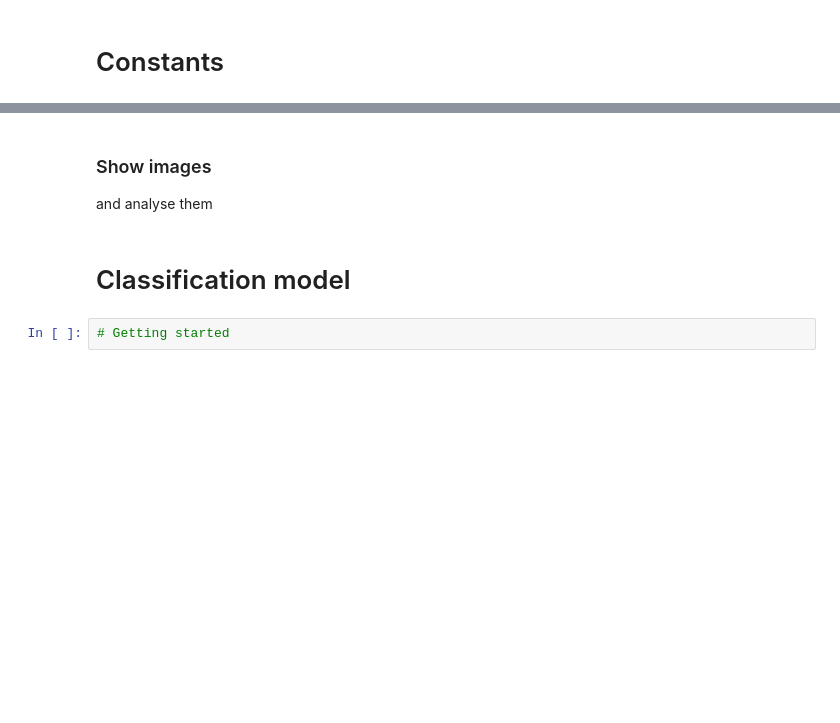
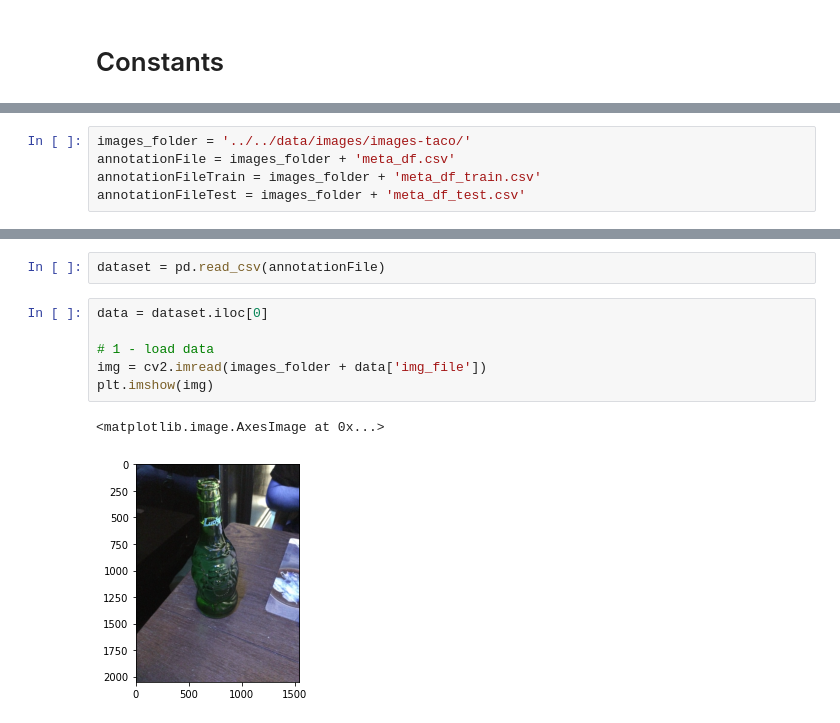
Before and after one commit to SylvJalb/surfnet, a Jupyter notebook: src/classifier/Plastic_Classifier.ipynb, the cells around one changed output, grey strips where cells are left out. Saved outputs shown, nothing was run; the diff lists cells and outputs as text; blank space fills up the shorter version.

Commit message:
end of plastic detection dev tests
Co-authored-by: Arthur Molia <ArthurMolia@users.noreply.github.com>

```diff
--- a/src/classifier/Plastic_Classifier.ipynb
+++ b/src/classifier/Plastic_Classifier.ipynb
@@ -119,0 +36,5 @@ write_tracking_results_to_file(results, ratio_x=ratio_x, ratio_y=ratio_y, output
+# %%
+images_folder = '../../data/images/images-taco/'
+annotationFile = images_folder + 'meta_df.csv'
+annotationFileTrain = images_folder + 'meta_df_train.csv'
+annotationFileTest = images_folder + 'meta_df_test.csv'
@@ -172,7 +45,11 @@ Mot file processed
-# %% [markdown]
-### Show images
-and analyse them
-# %% [markdown]
-# Classification model
-# %%
-# Getting started
+# %%
+dataset = pd.read_csv(annotationFile)
+# %%
+data = dataset.iloc[0]
+
+# 1 - load data
+img = cv2.imread(images_folder + data['img_file'])
+plt.imshow(img)
+# %% [output]
+<matplotlib.image.AxesImage at 0x...>
+[figure, added]
```
Also changed, not shown: parts of 23 cells of this notebook, 2 other files.
